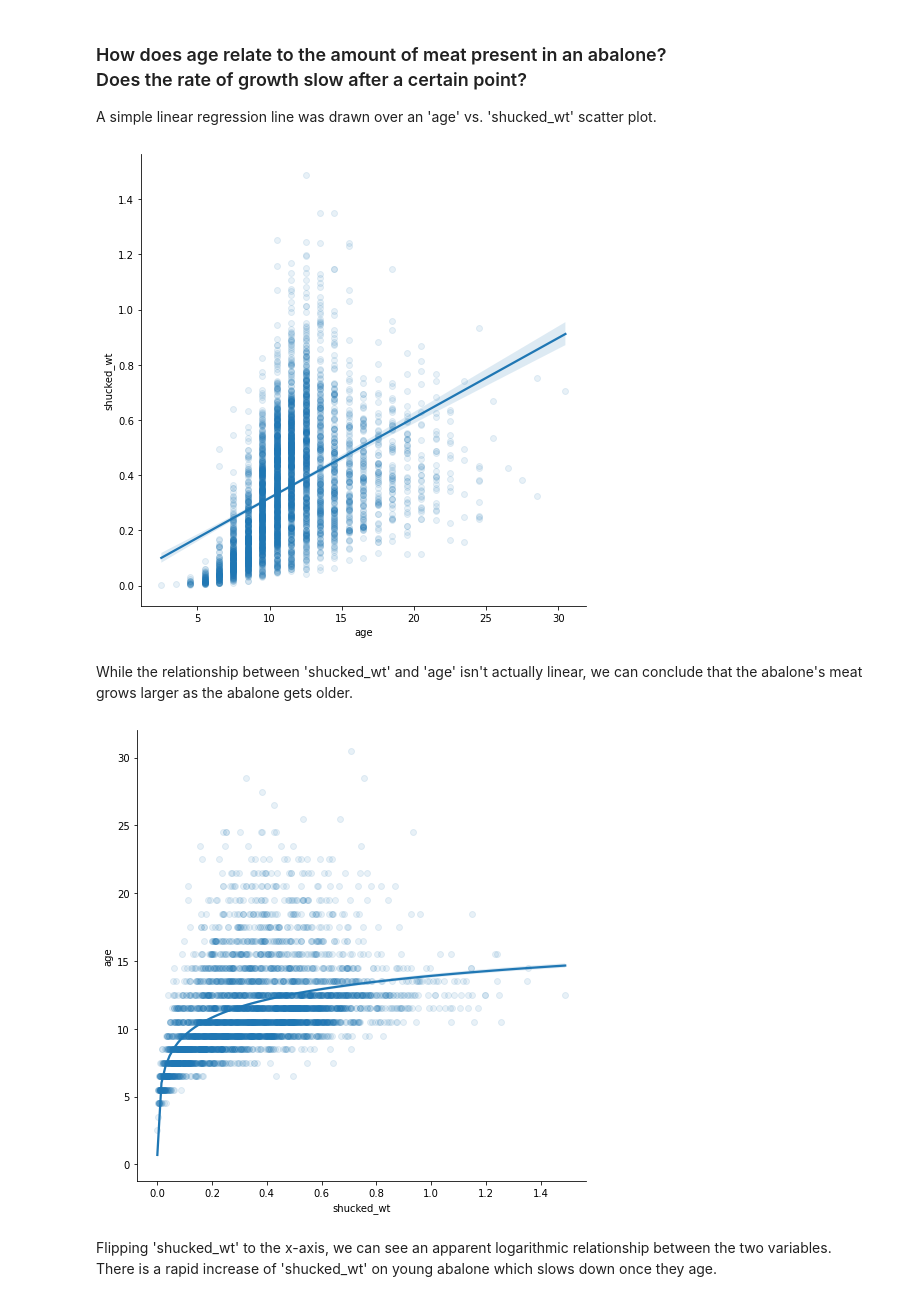
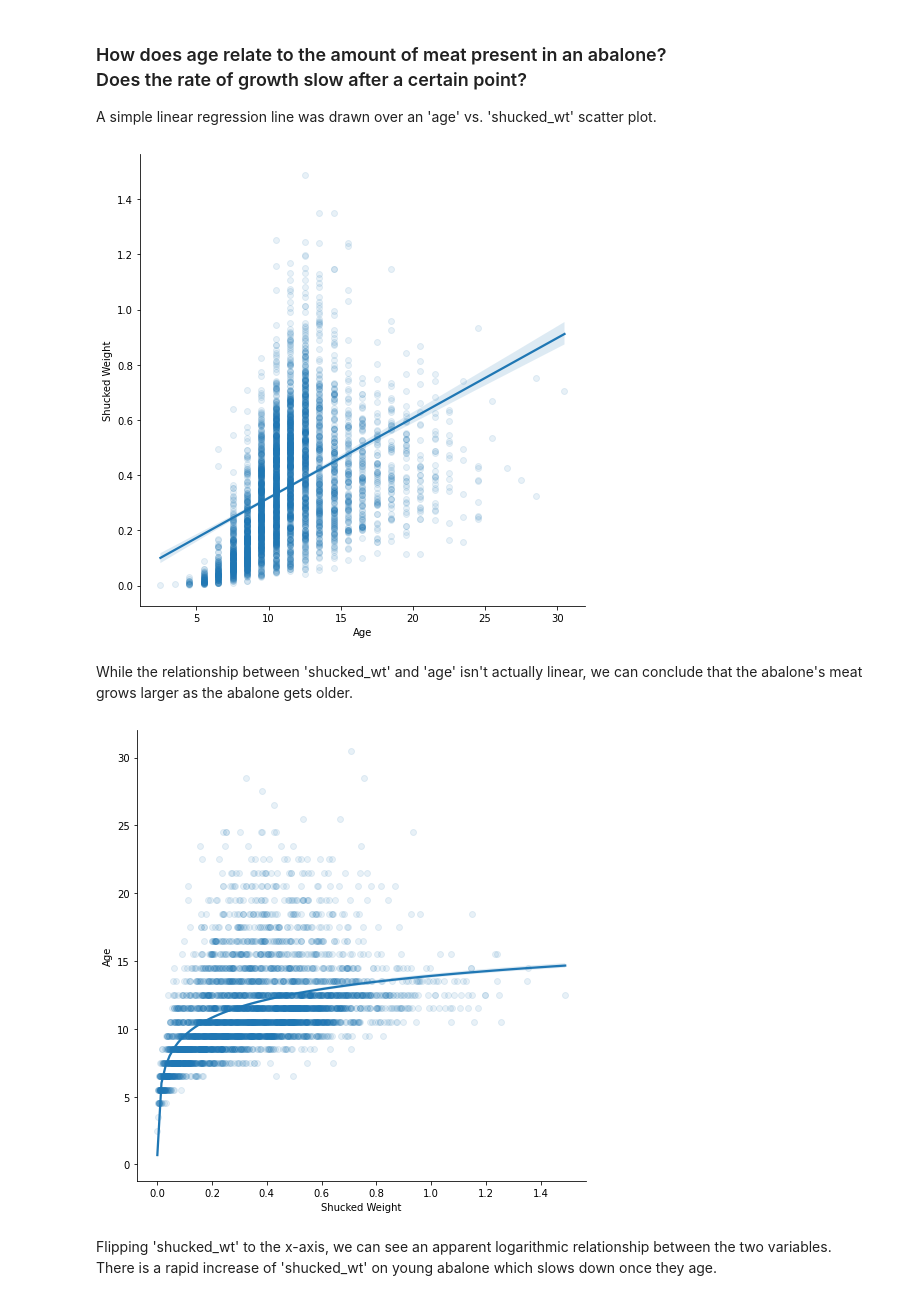
Before and after one commit to emdomingo/abalone, a Jupyter notebook: abalone.ipynb, the cells around one changed output. Saved outputs shown, nothing was run; the diff lists cells and outputs as text; code cells hidden in the pictures.

```diff
--- a/abalone.ipynb
+++ b/abalone.ipynb
@@ -76,15 +99,19 @@ df[df['whole_wt'] < (df['shucked_wt'] + df['viscera_wt'] + df['shell_wt'])]
 ### How does age relate to the amount of meat present in an abalone? <br> Does the rate of growth slow after a certain point?
 A simple linear regression line was drawn over an 'age' vs. 'shucked_wt' scatter plot.
 # %%
-sns.lmplot(data=df, x='age', y='shucked_wt', scatter_kws={'alpha':0.1}, height=7);
+sns.lmplot(data=df, x='age', y='shucked_wt', scatter_kws={'alpha':0.1}, height=7)
+plt.xlabel('Age')
+plt.ylabel('Shucked Weight');
 # %% [output]
-[figure, old version]
+[figure, new version]
 # %% [markdown]
 While the relationship between 'shucked_wt' and 'age' isn't actually linear, we can conclude that the abalone's meat grows larger as the abalone gets older.
 # %%
-sns.lmplot(data=df, y='age', x='shucked_wt', scatter_kws={'alpha':0.1}, height=7, logx=True);
+sns.lmplot(data=df, y='age', x='shucked_wt', scatter_kws={'alpha':0.1}, height=7, logx=True)
+plt.ylabel('Age')
+plt.xlabel('Shucked Weight');
 # %% [output]
-[figure, old version]
+[figure, new version]
 # %% [markdown]
 Flipping 'shucked_wt' to the x-axis, we can see an apparent logarithmic relationship between the two variables. <br>
 There is a rapid increase of 'shucked_wt' on young abalone which slows down once they age.
```
Also changed, not shown: parts of 5 cells of this notebook.
